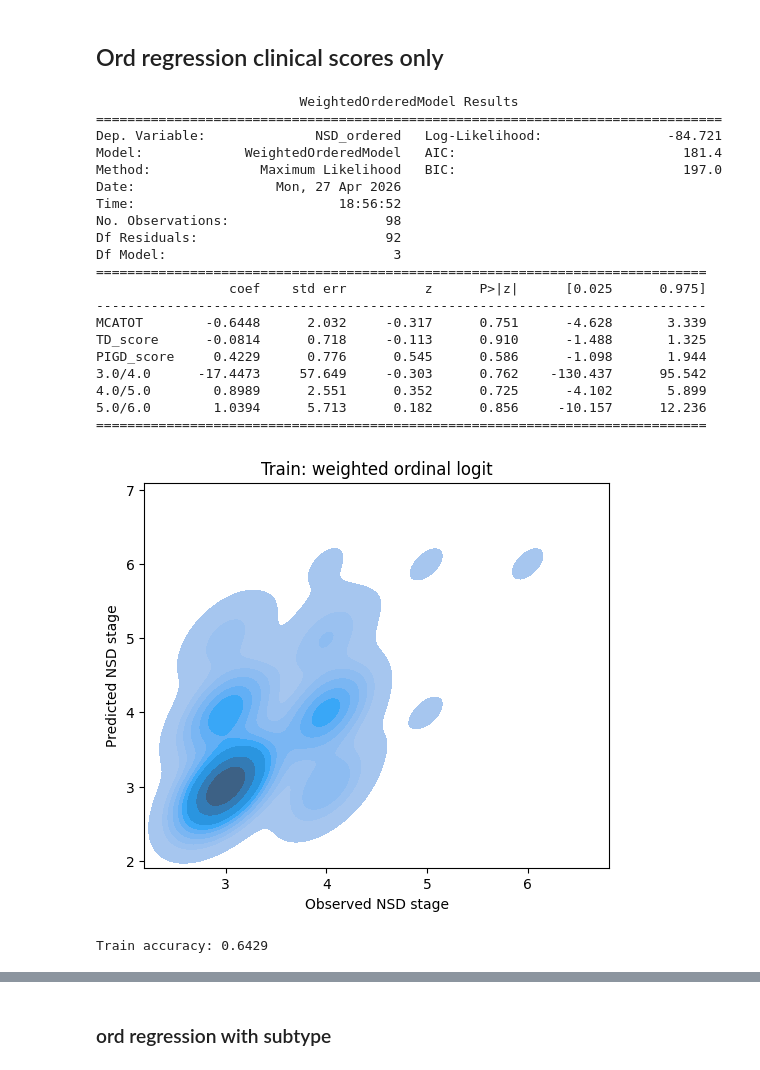
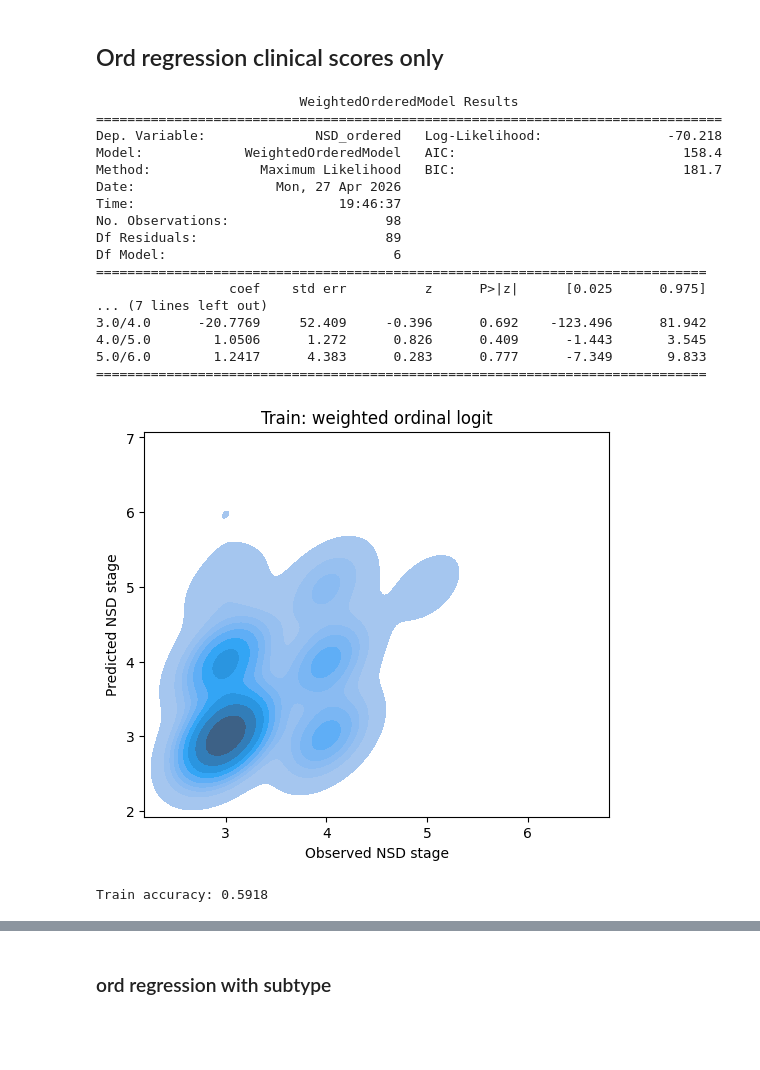
Before and after one commit to LAMCIG-lab/COMIND, a Jupyter notebook: notebooks/NSD_predict.ipynb, the cells around one changed output, grey strips where cells are left out. Drawn from its saved outputs; the diff is of its cells as text; code cells hidden in the pictures; blank space fills up the shorter version.

```diff
--- a/notebooks/NSD_predict.ipynb
+++ b/notebooks/NSD_predict.ipynb
@@ -88,48 +88,45 @@ class WeightedOrderedModel(OrderedModel):
 ## Ord regression clinical scores only
 # %%
 y_train = ord_train["NSD_ordered"]
-X_train = ord_train[["MCATOT", "TD_score", "PIGD_score"]]
+X_train = ord_train[["MCATOT", "TD_score", "PIGD_score", "beta_0", "beta_1", "beta_2"]]
 w_train = compute_sample_weight(class_weight="balanced", y=y_train)
 
 mod_train = WeightedOrderedModel(y_train, X_train, sample_weights=w_train, distr="logit")
 res_train = mod_train.fit(method="bfgs", disp=False, cov_type="HC1")
 print(res_train.summary())
 
 pred_probas_train = res_train.model.predict(params=res_train.params, exog=X_train)
 pred_idx_train = np.argmax(pred_probas_train, axis=1)
 pred_cat_train = pd.Series(full_cats[pred_idx_train], index=y_train.index).astype(float)
 true_cat_train = y_train.astype(float)
 
 plt.figure(figsize=(6, 5))
 sns.kdeplot(x=true_cat_train, y=pred_cat_train, fill=True)
 plt.xlabel("Observed NSD stage")
 plt.ylabel("Predicted NSD stage")
 plt.title("Train: weighted ordinal logit")
 plt.show()
 print(f"Train accuracy: {np.mean(pred_cat_train.values == true_cat_train.values):.4f}")
 # %% [output]
                           WeightedOrderedModel Results
 ================================================================================
-Dep. Variable:              NSD_ordered   Log-Likelihood:                -84.721
-Model:             WeightedOrderedModel   AIC:                             181.4
-Method:              Maximum Likelihood   BIC:                             197.0
+Dep. Variable:              NSD_ordered   Log-Likelihood:                -70.218
+Model:             WeightedOrderedModel   AIC:                             158.4
+Method:              Maximum Likelihood   BIC:                             181.7
 Date:                  Mon, 27 Apr 2026
-Time:                          18:56:52
+Time:                          19:46:37
 No. Observations:                    98
-Df Residuals:                        92
-Df Model:                             3
+Df Residuals:                        89
+Df Model:                             6
 ==============================================================================
                  coef    std err          z      P>|z|      [0.025      0.975]
-------------------------------------------------------------------------------
-MCATOT        -0.6448      2.032     -0.317      0.751      -4.628       3.339
-TD_score      -0.0814      0.718     -0.113      0.910      -1.488       1.325
-PIGD_score     0.4229      0.776      0.545      0.586      -1.098       1.944
-3.0/4.0      -17.4473     57.649     -0.303      0.762    -130.437      95.542
-4.0/5.0        0.8989      2.551      0.352      0.725      -4.102       5.899
-5.0/6.0        1.0394      5.713      0.182      0.856     -10.157      12.236
+... (7 lines left out)
+3.0/4.0      -20.7769     52.409     -0.396      0.692    -123.496      81.942
+4.0/5.0        1.0506      1.272      0.826      0.409      -1.443       3.545
+5.0/6.0        1.2417      4.383      0.283      0.777      -7.349       9.833
 ==============================================================================
-[figure, old version]
+[figure, new version]
-Train accuracy: 0.6429
+Train accuracy: 0.5918
 # %%
 
 y_val = ord_val["NSD_ordered"]
```
Also changed, not shown: parts of 6 cells of this notebook, 1 other file.
